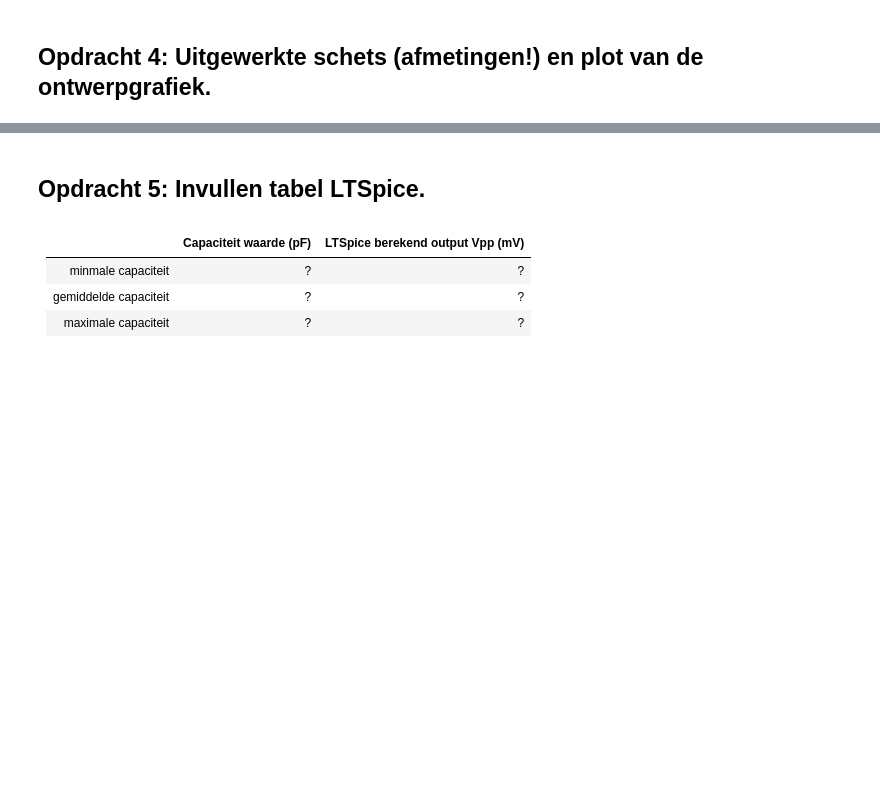
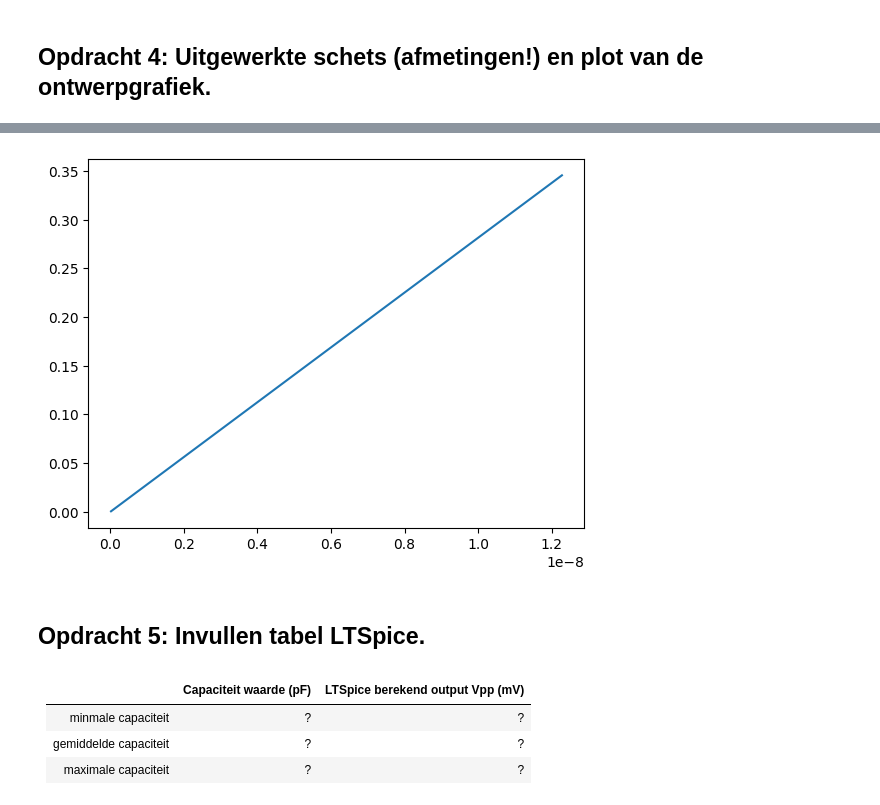
Before and after one commit to tijnderks-maker/opdrachten-DEF-D, a Jupyter notebook: FysiekeOntwerpopdrachten/2OntwerpEenSensorCondensator/DEFOntwerpopdracht2OntwerpEenSensorInvulTemplate.ipynb, the cells around one changed output, grey strips where cells are left out. Saved outputs shown, nothing was run; the diff lists cells and outputs as text; code cells hidden in the pictures; blank space fills up the shorter version.

```diff
--- a/FysiekeOntwerpopdrachten/2OntwerpEenSensorCondensator/DEFOntwerpopdracht2OntwerpEenSensorInvulTemplate.ipynb
+++ b/FysiekeOntwerpopdrachten/2OntwerpEenSensorCondensator/DEFOntwerpopdracht2OntwerpEenSensorInvulTemplate.ipynb
@@ -87,0 +106,79 @@ Pas deze tekst aan: Wij gaan een sensor maken die X meet.
+# %%
+import numpy as np
+import matplotlib.pyplot as plt
+# Data
+Voltage = np.zeros(5)
+Time = np.zeros(5)*60 # Seconds from start
+
+
+
+# CONSTANTS
+height = 0.15       # Meter
+width = 0.10        # Meter
+thickness = 0.003   # Meter
+
+Area = height*width
+Volume = Area*thickness
+
+# Epsilon values
+eps0 = epsilon0
+eps_S = eps0*1.1
+eps_W = eps0*80.1   # Op kamertemperatuur, K=293
+
+Max_Volume_Constant = 0.85  # Max percentage that the sponge can be saturated with water
+Mass_max_water = Volume*1000*Max_Volume_Constant    # Maximum mass of water sponge can take on
+
+# Setup values
+C_ref = 100e-12 # Reference condensator in pF
+V_ref = 5       # Reference input voltage in V
+
+def VoltageMass(Voltage):   # Calculates amount of water present in the sponge
+    term1 = Mass_max_water/(Max_Volume_Constant*eps_W)
+    term2 = (width/height)*((Voltage*C_ref)/(V_ref-Voltage)) - eps_S
+
+    mass = term1*term2
+    return mass
+
+def VoltageFarad(Voltages):
+    Farad = (Voltages*C_ref)/(V_ref-Voltages)
+    return Farad
+
+# Dummy data
+Voltages = np.linspace(1, 5, 100)
+
+plt.figure()
+plt.plot(VoltageFarad(Voltages), VoltageMass(Voltages))
+plt.xlabel("Farad")
+plt.ylabel("Water massa (kg)")
+plt.show
+
+
+# Part 2: Calculating rate of change
+Top_Area = width*thickness
+dt = int(1)     # Measurements
+
+Masses = VoltageMass(Voltages)
+
+def mm_water(d_Mass):
+    return (d_Mass/Top_Area)
+
+# Calculate mass differences between points
+dMass = np.zeros(len(Masses)-1)
+for index in range(len(Masses) - dt):   # Calculates difference in mass between two points
+    dMass[index] = Masses[index+dt]-Masses[index]
+dTimes = np.zeros(len(Time) - dt)
+for index in range(len(Time) - dt):
+    dTimes[index] = Time[index+dt] - Time[index]
+
+# dTimes is in seconds, convert to hours:
+dTimesH = dTimes*3600
+percipitation_mm = mm_water(dMass)
+
+# Percipitation in mm/h
+water_rate = percipitation_mm/dTimesH
+
+plt.figure()
+plt.plot(Time[:-1], water_rate*1000)
+plt.xlabel('Time')
+plt.ylabel('Water mm/hour')
+# %% [output]
@@ -88,3 +186,4 @@ Pas deze tekst aan: Wij gaan een sensor maken die X meet.
+[figure, added]
 # %% [markdown]
 ## Opdracht 5: Invullen tabel LTSpice.
 # %% [markdown]
```
Also changed, not shown: parts of 9 cells of this notebook, 5 other files.
